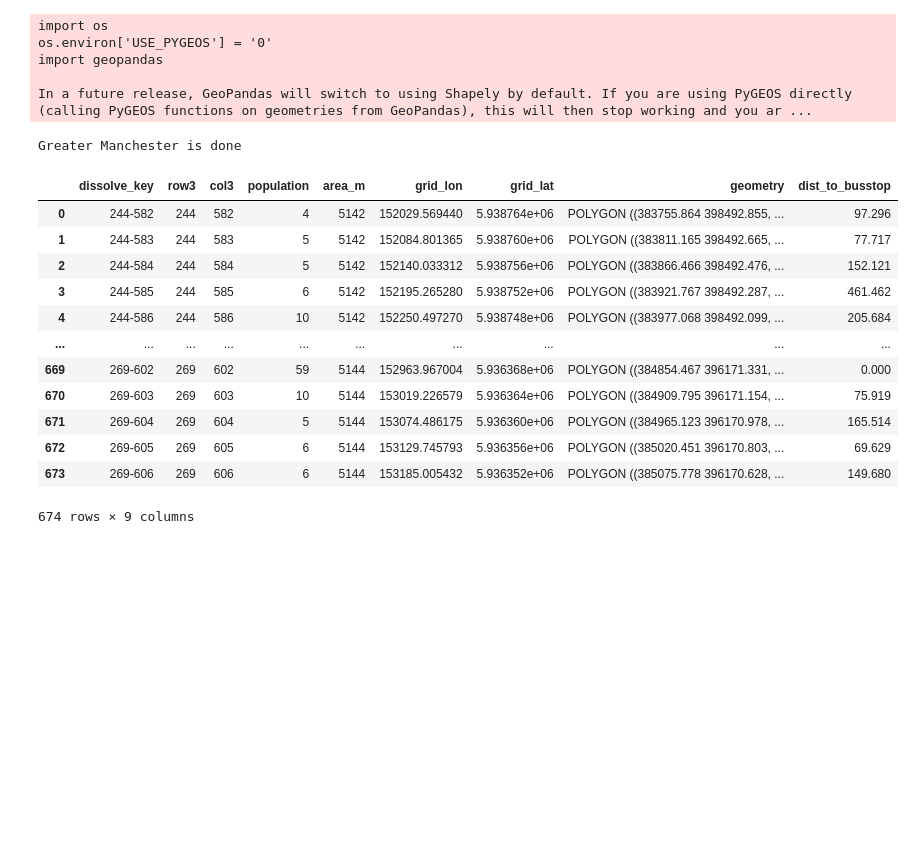
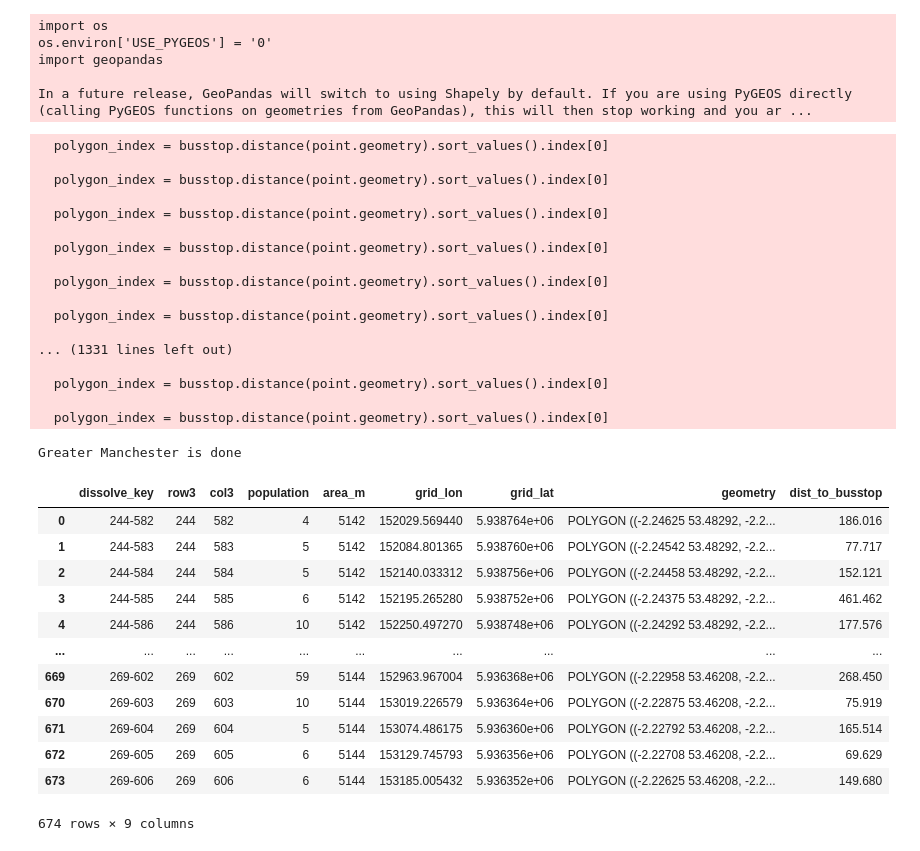
Before and after one commit to Spatial-Data-Science-and-GEO-AI-Lab/MultiHealth_S, a Jupyter notebook: distcalculation.ipynb, the cells around one changed output. Saved outputs shown, nothing was run; the diff lists cells and outputs as text; code cells hidden in the pictures; blank space fills up the shorter version.

```diff
--- a/distcalculation.ipynb
+++ b/distcalculation.ipynb
@@ -35,23 +35,20 @@ ox.save_graph_geopackage(G, 'network.gpkg')
 # Save to graphml
 ox.io.save_graphml(G, 'network.graphml')
 # %%
-# Calculating distance variabels to POIs
+# Calculate distance variabels to POIs
 
 bus_dist_list = []
 
 city = 'Greater Manchester'
-espg = 'EPSG:27700'
+espg = 'EPSG:4326'
+city_path = directory + c + city
 
-# Load in Manchester grid data
 df = gpd.read_file('smaller_section2.gpkg')
 df = df.to_crs(espg)
 gdf = gpd.GeoDataFrame(df, geometry='geometry')
 
 # Load in street network graph
 G = ox.load_graphml('network.graphml')
-
-# Project the graph to EPSG:27700
-G = ox.project_graph(G, to_crs=espg)
 
 # Load in bus stops
 busstop = gpd.read_file('bus_stops.gpkg').to_crs(espg)
@@ -61,52 +58,83 @@ for index, point in gdf.iterrows():
     polygon_index = busstop.distance(point.geometry).sort_values().index[0]
     nearest_bus = busstop.loc[polygon_index].geometry.centroid
 
     # Extract coordinates of point
     x, y = point.geometry.centroid.coords.xy
     x = x[0]
     y = y[0]
 
-    # Find closest node
-    node_counter = ox.distance.nearest_nodes(G, x, y)
+    # Find closest node within threshold
+    nearest_nodes, dist = ox.distance.nearest_nodes(G, x, y, return_dist=True)
+    if isinstance(nearest_nodes, int):
+        nearest_nodes = [nearest_nodes]
+        dist = [dist]
+    valid_nodes = [node for node, d in zip(nearest_nodes, dist) if d <= 1000]
+    if valid_nodes:
+        node_counter = valid_nodes[0]
+    else:
+        continue
 
     # Extract coordinates of point
     xx, yy = nearest_bus.xy
     xx = xx[0]
     yy = yy[0]
 
-    # Find closest node
-    node_bus = ox.distance.nearest_nodes(G, xx, yy)
+    # Find closest node within threshold
+    nearest_nodes, dist = ox.distance.nearest_nodes(G, xx, yy, return_dist=True)
+    if isinstance(nearest_nodes, int):
+        nearest_nodes = [nearest_nodes]
+        dist = [dist]
+    valid_nodes = [node for node, d in zip(nearest_nodes, dist) if d <= 1000]
+    if valid_nodes:
+        node_bus = valid_nodes[0]
+    else:
+        continue
 
-    # Calculate shortest path
+    # Calculate shortest path within threshold
     try:
         nx.shortest_path_length(G, node_counter, node_bus, weight='length')
-
     except:
         s_path = 0
-
     else:
         s_path = nx.shortest_path_length(G, node_counter, node_bus, weight='length')
 
     bus_dist_list.append(s_path)
 
 print(city + ' is done')
 
 df['dist_to_busstop'] = bus_dist_list
 df
 # %% [output]
-Greater Manchester is done
+  polygon_index = busstop.distance(point.geometry).sort_values().index[0]
+
+  polygon_index = busstop.distance(point.geometry).sort_values().index[0]
+
+  polygon_index = busstop.distance(point.geometry).sort_values().index[0]
+
+  polygon_index = busstop.distance(point.geometry).sort_values().index[0]
+
+  polygon_index = busstop.distance(point.geometry).sort_values().index[0]
+
+  polygon_index = busstop.distance(point.geometry).sort_values().index[0]
+
+... (1331 lines left out)
+
+  polygon_index = busstop.distance(point.geometry).sort_values().index[0]
+
+  polygon_index = busstop.distance(point.geometry).sort_values().index[0]
+Greater Manchester is done
 |  | dissolve_key | row3 | col3 | population | area_m | grid_lon | grid_lat | geometry | dist_to_busstop |
-| 0 | 244-582 | 244 | 582 | 4 | 5142 | 152029.569440 | 5.938764e+06 | POLYGON ((383755.864 398492.855, ... | 97.296 |
-| 1 | 244-583 | 244 | 583 | 5 | 5142 | 152084.801365 | 5.938760e+06 | POLYGON ((383811.165 398492.665, ... | 77.717 |
-| 2 | 244-584 | 244 | 584 | 5 | 5142 | 152140.033312 | 5.938756e+06 | POLYGON ((383866.466 398492.476, ... | 152.121 |
-| 3 | 244-585 | 244 | 585 | 6 | 5142 | 152195.265280 | 5.938752e+06 | POLYGON ((383921.767 398492.287, ... | 461.462 |
-| 4 | 244-586 | 244 | 586 | 10 | 5142 | 152250.497270 | 5.938748e+06 | POLYGON ((383977.068 398492.099, ... | 205.684 |
+| 0 | 244-582 | 244 | 582 | 4 | 5142 | 152029.569440 | 5.938764e+06 | POLYGON ((-2.24625 53.48292, -2.2... | 186.016 |
+| 1 | 244-583 | 244 | 583 | 5 | 5142 | 152084.801365 | 5.938760e+06 | POLYGON ((-2.24542 53.48292, -2.2... | 77.717 |
+| 2 | 244-584 | 244 | 584 | 5 | 5142 | 152140.033312 | 5.938756e+06 | POLYGON ((-2.24458 53.48292, -2.2... | 152.121 |
+| 3 | 244-585 | 244 | 585 | 6 | 5142 | 152195.265280 | 5.938752e+06 | POLYGON ((-2.24375 53.48292, -2.2... | 461.462 |
+| 4 | 244-586 | 244 | 586 | 10 | 5142 | 152250.497270 | 5.938748e+06 | POLYGON ((-2.24292 53.48292, -2.2... | 177.576 |
 | ... | ... | ... | ... | ... | ... | ... | ... | ... | ... |
-| 669 | 269-602 | 269 | 602 | 59 | 5144 | 152963.967004 | 5.936368e+06 | POLYGON ((384854.467 396171.331, ... | 0.000 |
-| 670 | 269-603 | 269 | 603 | 10 | 5144 | 153019.226579 | 5.936364e+06 | POLYGON ((384909.795 396171.154, ... | 75.919 |
-| 671 | 269-604 | 269 | 604 | 5 | 5144 | 153074.486175 | 5.936360e+06 | POLYGON ((384965.123 396170.978, ... | 165.514 |
-| 672 | 269-605 | 269 | 605 | 6 | 5144 | 153129.745793 | 5.936356e+06 | POLYGON ((385020.451 396170.803, ... | 69.629 |
-| 673 | 269-606 | 269 | 606 | 6 | 5144 | 153185.005432 | 5.936352e+06 | POLYGON ((385075.778 396170.628, ... | 149.680 |
+| 669 | 269-602 | 269 | 602 | 59 | 5144 | 152963.967004 | 5.936368e+06 | POLYGON ((-2.22958 53.46208, -2.2... | 268.450 |
+| 670 | 269-603 | 269 | 603 | 10 | 5144 | 153019.226579 | 5.936364e+06 | POLYGON ((-2.22875 53.46208, -2.2... | 75.919 |
+| 671 | 269-604 | 269 | 604 | 5 | 5144 | 153074.486175 | 5.936360e+06 | POLYGON ((-2.22792 53.46208, -2.2... | 165.514 |
+| 672 | 269-605 | 269 | 605 | 6 | 5144 | 153129.745793 | 5.936356e+06 | POLYGON ((-2.22708 53.46208, -2.2... | 69.629 |
+| 673 | 269-606 | 269 | 606 | 6 | 5144 | 153185.005432 | 5.936352e+06 | POLYGON ((-2.22625 53.46208, -2.2... | 149.680 |
-674 rows × 9 columns
+674 rows × 9 columns
 # %%
 df.to_file('popgriddistancenew.gpkg', driver='GPKG')
```
